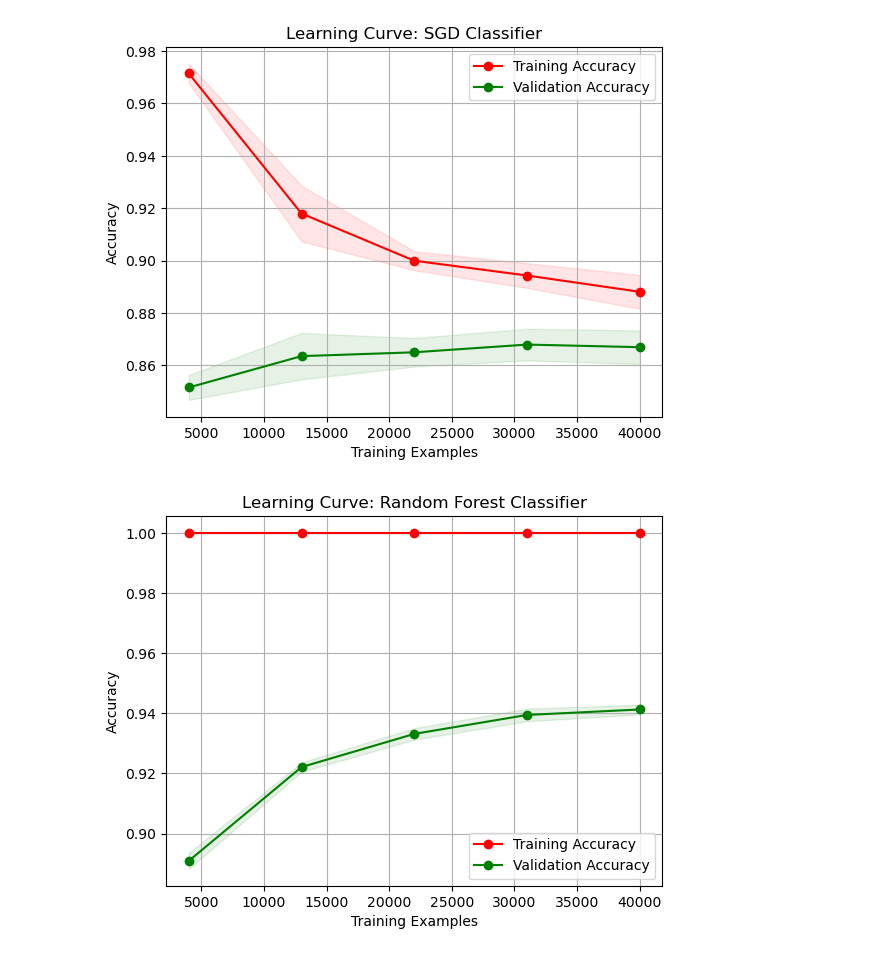
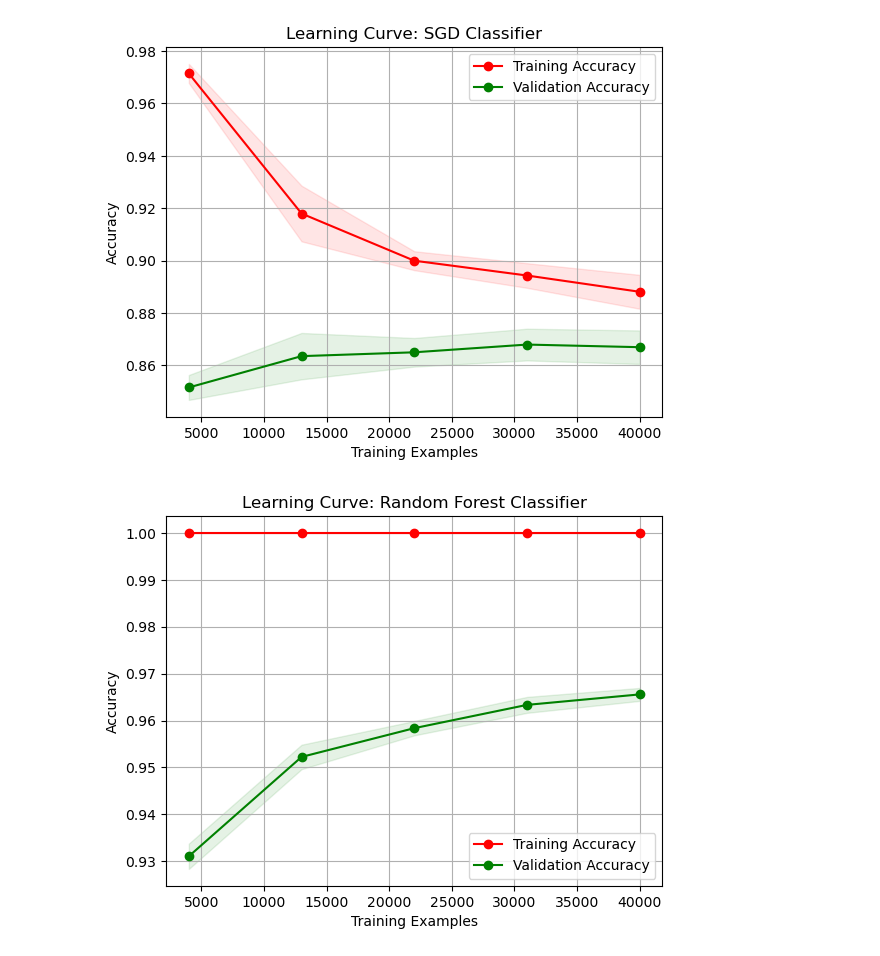
Before and after one commit to marcou347/IAI600Lab4, a Jupyter notebook: Lab4.ipynb, the cells around one changed output. Cells and saved outputs as stored; diff of their text form; code cells hidden in the pictures.

```diff
--- a/Lab4.ipynb
+++ b/Lab4.ipynb
@@ -304,10 +304,10 @@ plt.show()
 [figure]
 # %%
 # Generate learning curves for the Random Forest Classifier
-rf_clf_plot = RandomForestClassifier(max_features= 2,n_estimators = 30, random_state=42)
+rf_clf_plot = RandomForestClassifier(n_estimators = 150, random_state=42)
 plot_learning_curve(rf_clf_plot, "Learning Curve: Random Forest Classifier", X_train, y_train, cv=3)
 plt.show()
 # %% [output]
-[figure, old version]
+[figure, new version]
 # %%
 # Generate learning curves for the Random Forest Classifier
```
Also changed, not shown: parts of 4 cells of this notebook.
